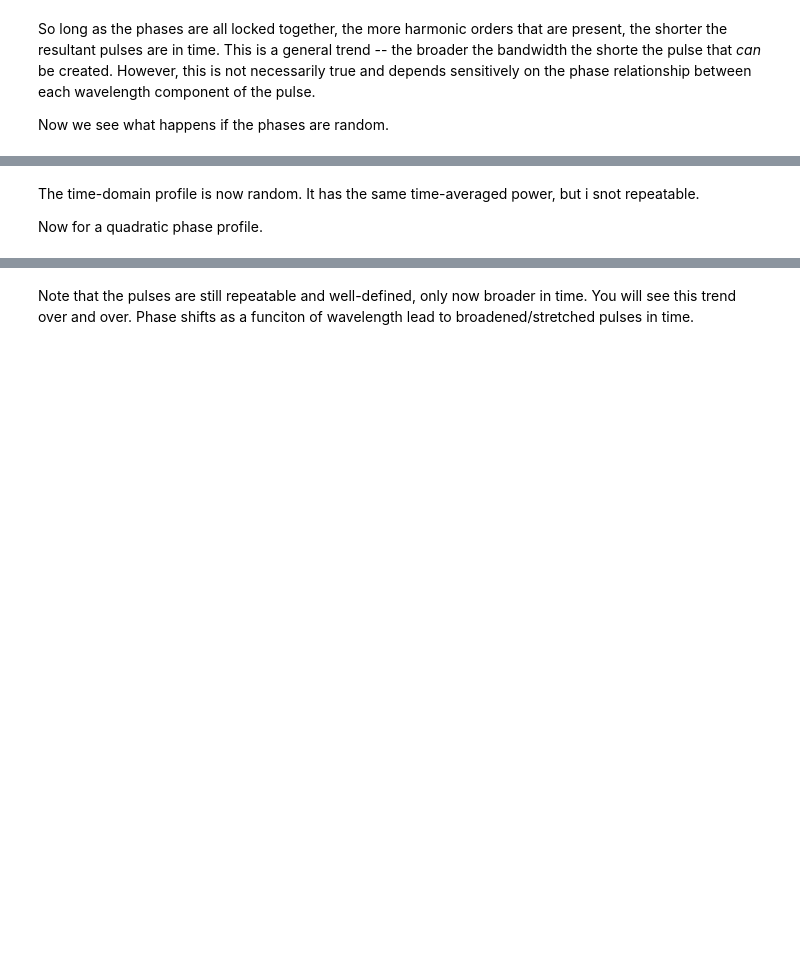
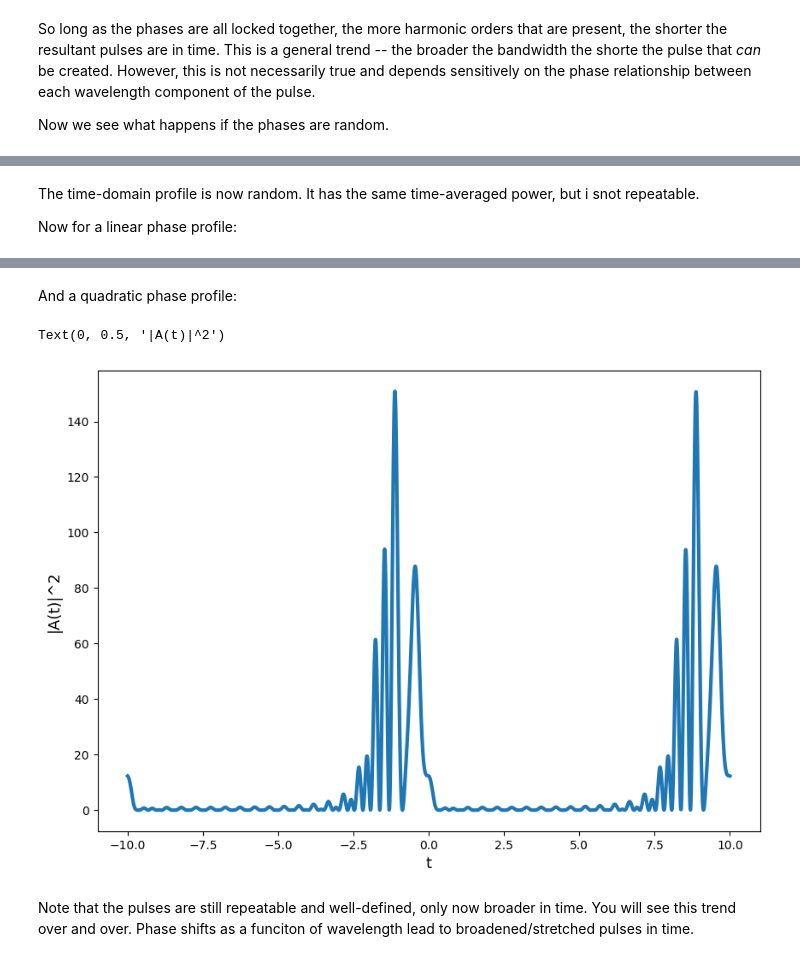
Before and after one commit to dkeathley/JPyBook-6.S097-IAP-Ultrafast-Photonics-Text, a Jupyter notebook: chapter-1.ipynb, the cells around one changed output, grey strips where cells are left out. Cells and saved outputs as stored; diff of their text form; code cells hidden in the pictures; blank space fills up the shorter version.

```diff
--- a/chapter-1.ipynb
+++ b/chapter-1.ipynb
@@ -169,7 +173,7 @@ Text(0, 0.5, '|A(t)|^2')
 # %% [markdown]
 The time-domain profile is now random.  It has the same time-averaged power, but i snot repeatable.
 
-Now for a quadratic phase profile.
+Now for a linear phase profile:
 # %%
 # -- Settings --
 t = np.linspace(-10, 10, 2000) #Time axis
@@ -177,11 +181,13 @@ T = 10 #Period of first harmonic
 N = 20 #Number of harmonic orders
 #phi = np.zeros(N) #Phase profiles
 #phcvi = 2*np.pi*np.random.rand(N)
-phi = 2*np.pi*2*(np.arange(1, N+1)/N)**1
+phi = 2*np.pi*2*(np.arange(1, N+1)/N)
 
 #-- Code --
 w_0 = 2*np.pi/T #central frequency
 A = np.zeros(t.shape) #initialize envelope
+fig.set_size_inches(10, 7)
+
 
 #Add each harmonic together up to N
 for n in range(1, N+1):
@@ -198,6 +204,38 @@ plt.ylabel('|A(t)|^2', fontsize=13)
 # %% [output]
 Text(0, 0.5, '|A(t)|^2')
 [figure]
+# %% [markdown]
+And a quadratic phase profile:
+# %%
+# -- Settings --
+t = np.linspace(-10, 10, 2000) #Time axis
+T = 10 #Period of first harmonic
+N = 20 #Number of harmonic orders
+#phi = np.zeros(N) #Phase profiles
+#phcvi = 2*np.pi*np.random.rand(N)
+phi = 2*np.pi*2*(np.arange(1, N+1)/N)**2
+
+#-- Code --
+w_0 = 2*np.pi/T #central frequency
+A = np.zeros(t.shape) #initialize envelope
+fig.set_size_inches(10, 7)
+
+
+#Add each harmonic together up to N
+for n in range(1, N+1):
+
+    A = A + np.cos(w_0*n*t + phi[n-1])
+
+
+
+fig = plt.figure()
+fig.set_size_inches(10, 7)
+plt.plot(t, abs(A)**2, linewidth=3)
+plt.xlabel('t', fontsize=13)
+plt.ylabel('|A(t)|^2', fontsize=13)
+# %% [output]
+Text(0, 0.5, '|A(t)|^2')
+[figure, added]
 # %% [markdown]
 Note that the pulses are still repeatable and well-defined, only now broader in time.  You will see this trend over and over.  Phase shifts as a funciton of wavelength lead to broadened/stretched pulses in time.
 # %% [markdown]
```
Also changed, not shown: parts of 7 cells of this notebook, 1 other file.
